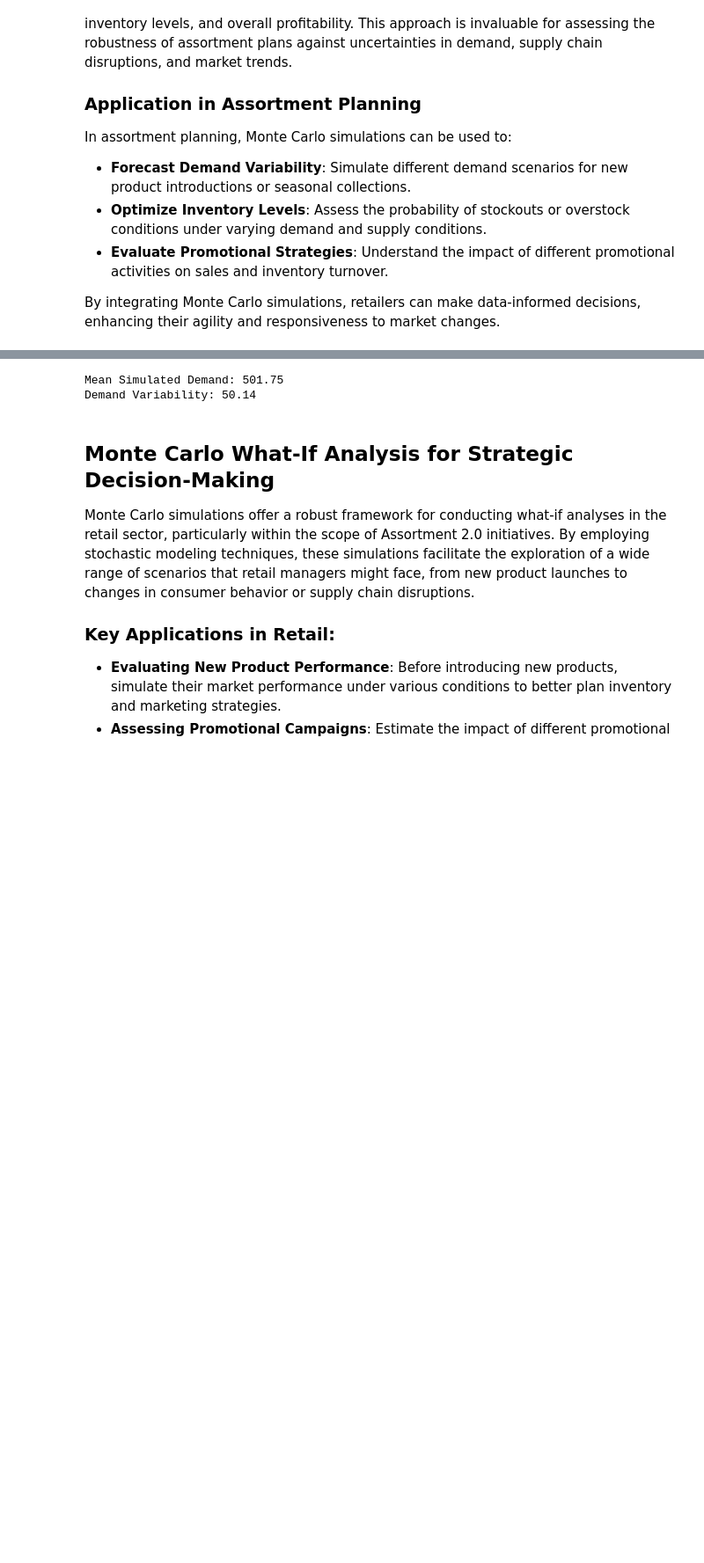
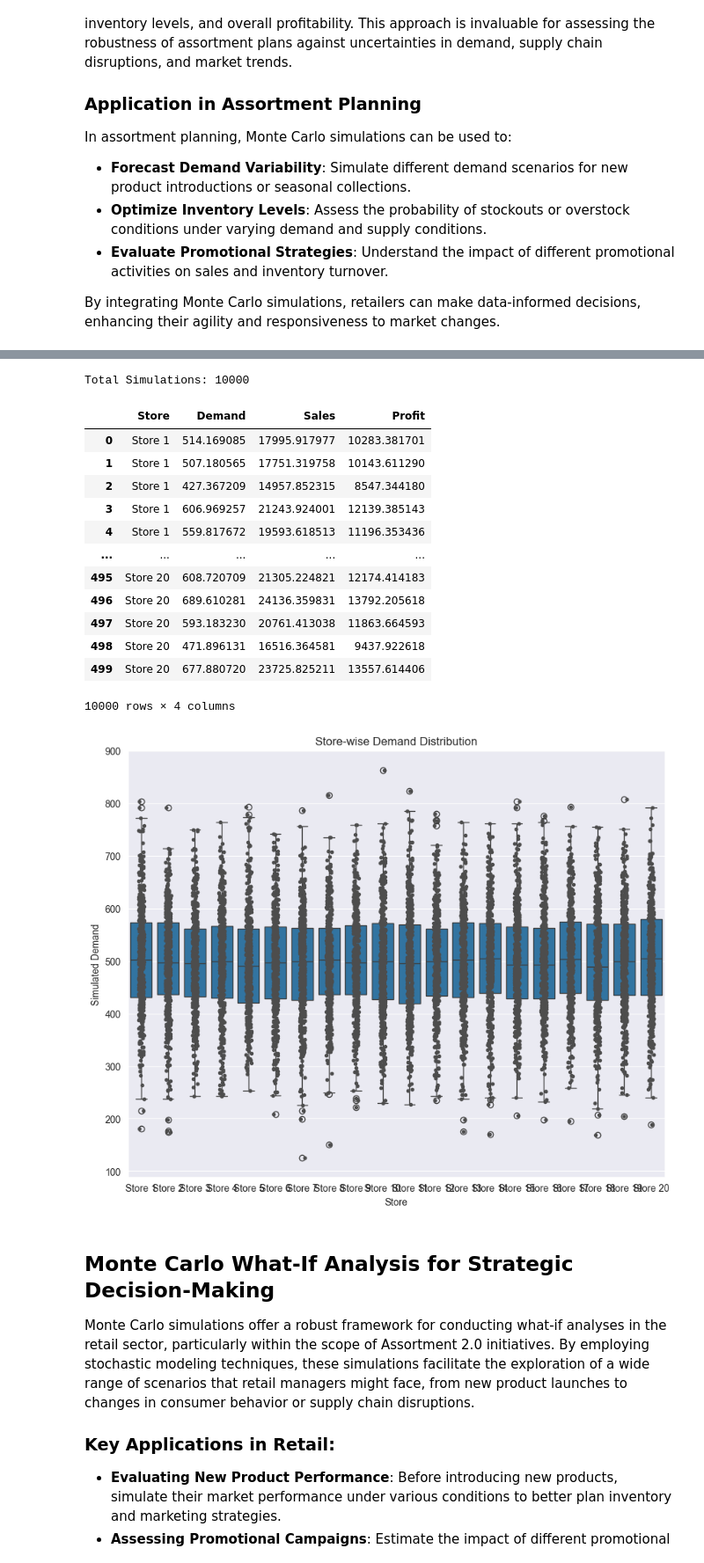
Before and after one commit to mgorav/assortment, a Jupyter notebook: assortment.ipynb, the cells around one changed output, grey strips where cells are left out. Shown at 88% size. Drawn from its saved outputs; the diff is of its cells as text; code cells hidden in the pictures; blank space fills up the shorter version.

```diff
--- a/assortment.ipynb
+++ b/assortment.ipynb
@@ -500,26 +548,74 @@ By integrating Monte Carlo simulations, retailers can make data-informed decisio
 # %%
+import numpy as np
+import pandas as pd
+import seaborn as sns
 
-import numpy as np
+def simulate_assortment_demand(num_stores, seasons, holidays, categories,
+                               product_price, cost_price, mean_demand, demand_std_dev,
+                               num_sims_per_store=500):
 
-# Function to perform Monte Carlo simulation for demand forecasting
-def monte_carlo_demand_forecast(mean_demand, std_dev, num_simulations=1000):
-    # Generating random demand scenarios
-    simulated_demand = np.random.normal(mean_demand, std_dev, num_simulations)
-    return simulated_demand
+    # Initialize dataframe
+    sim_results_df = pd.DataFrame(columns=["Store", "Demand", "Sales", "Profit"])
 
-# Example: Simulating demand for a new product
-mean_demand = 500  # Average expected demand
-std_dev = 50  # Standard deviation in demand
-num_simulations = 1000  # Number of simulated scenarios
+    # Run simulations
+    for store in range(1, num_stores+1):
 
-simulated_demand = monte_carlo_demand_forecast(mean_demand, std_dev, num_simulations)
+        store_name = f"Store {store}"
 
-# Analyzing the simulation results
-print(f"Mean Simulated Demand: {np.mean(simulated_demand):.2f}")
-print(f"Demand Variability: {np.std(simulated_demand):.2f}")
+        # Simulate demand
+        demand = np.random.normal(mean_demand, demand_std_dev,
+                                  size=num_sims_per_store)
+
+        # Calculate metrics
+        sales = demand * product_price
+        profits = sales - (demand * cost_price)
+
+        # Store results
+        sim_data = {"Store": [store_name]*num_sims_per_store,
+                    "Demand": demand,
+                    "Sales": sales,
+                    "Profit": profits}
+
+        store_df = pd.DataFrame(sim_data)
+        sim_results_df = pd.concat([sim_results_df, store_df])
+
+    # Analysis
+    print(f"Total Simulations: {len(sim_results_df)}")
+
+    # Plot demand distribution
+    fig, ax = plt.subplots(figsize=(10, 8))
+    sns.boxplot(data=sim_results_df, x="Store", y="Demand")
+    sns.stripplot(data=sim_results_df, x="Store", y="Demand",
+                  size=4, color=".3", linewidth=0)
+    plt.ylabel("Simulated Demand")
+    plt.title("Store-wise Demand Distribution")
+
+    return sim_results_df
+
+# Driver code
+num_stores = 20
+mean_demand = 500
+demand_std_dev = 100
+
+df = simulate_assortment_demand(num_stores, 4, ["New Year"], ["Electronics"],
+                                35, 15, mean_demand, demand_std_dev)
+display(df)
 # %% [output]
-Mean Simulated Demand: 501.75
-Demand Variability: 50.14
+Total Simulations: 10000
+|  | Store | Demand | Sales | Profit |
+| 0 | Store 1 | 514.169085 | 17995.917977 | 10283.381701 |
+| 1 | Store 1 | 507.180565 | 17751.319758 | 10143.611290 |
+| 2 | Store 1 | 427.367209 | 14957.852315 | 8547.344180 |
+| 3 | Store 1 | 606.969257 | 21243.924001 | 12139.385143 |
+| 4 | Store 1 | 559.817672 | 19593.618513 | 11196.353436 |
+| ... | ... | ... | ... | ... |
+| 495 | Store 20 | 608.720709 | 21305.224821 | 12174.414183 |
+| 496 | Store 20 | 689.610281 | 24136.359831 | 13792.205618 |
+| 497 | Store 20 | 593.183230 | 20761.413038 | 11863.664593 |
+| 498 | Store 20 | 471.896131 | 16516.364581 | 9437.922618 |
+| 499 | Store 20 | 677.880720 | 23725.825211 | 13557.614406 |
+10000 rows × 4 columns
+[figure, added]
 # %% [markdown]
 
 ## Monte Carlo What-If Analysis for Strategic Decision-Making
```
Also changed, not shown: parts of 1 cell of this notebook.
